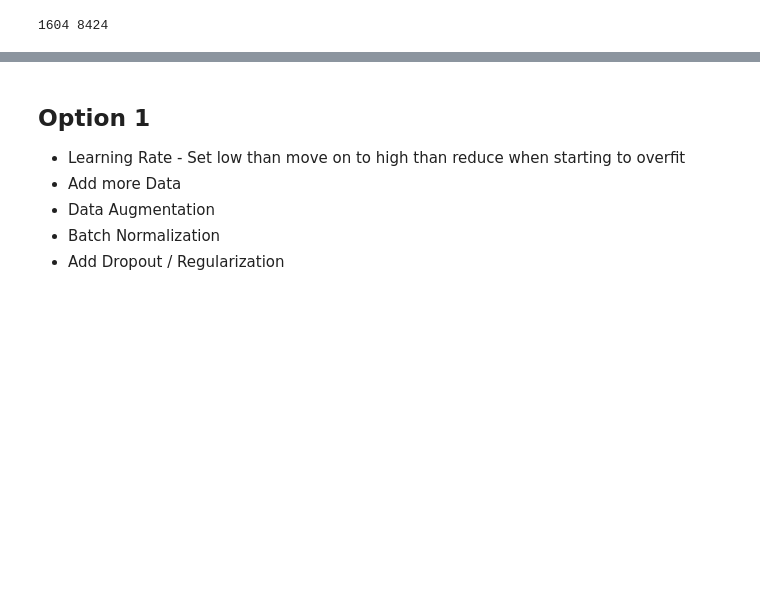
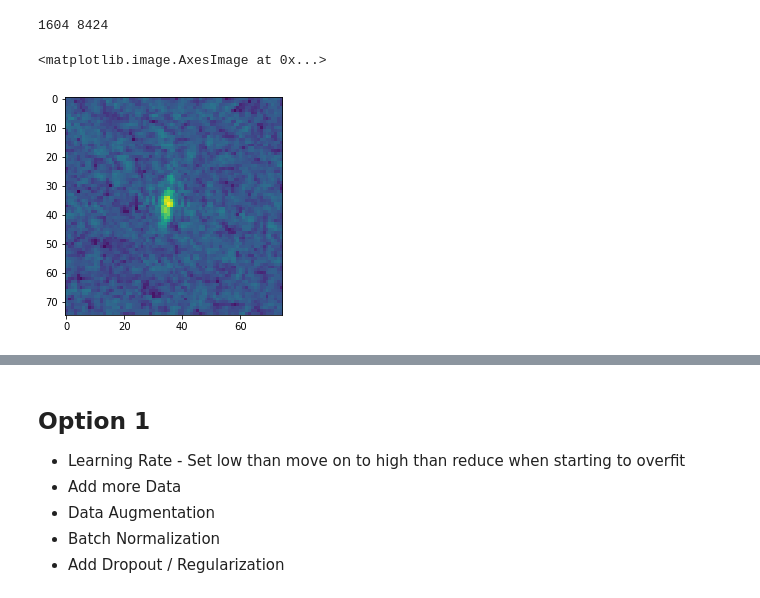
Before and after one commit to chenjennhaur/machinelearning, a Jupyter notebook: kaggle/iceberg/iceberg.ipynb, the cells around one changed output, grey strips where cells are left out. Saved outputs shown, nothing was run; the diff lists cells and outputs as text; code cells hidden in the pictures; blank space fills up the shorter version.

```diff
--- a/kaggle/iceberg/iceberg.ipynb
+++ b/kaggle/iceberg/iceberg.ipynb
@@ -49,6 +55,8 @@ from keras.models import load_model
 # %%
 train = pd.read_json("data/processed/train.json")
 test = pd.read_json("data/processed/test.json")
+# %%
+train[train['inc_angle']=='na'] = train[train['inc_angle']!='na']['inc_angle'].mean()
 # %%
 train.head(3)
 train["is_iceberg"].value_counts()
@@ -96,0 +113,5 @@ train_angle = train['inc_angle']
+# %%
+plt.imshow(train_image[0][:,:,0])
+# %% [output]
+<matplotlib.image.AxesImage at 0x...>
+[figure, added]
```
Also changed, not shown: parts of 27 cells of this notebook.
